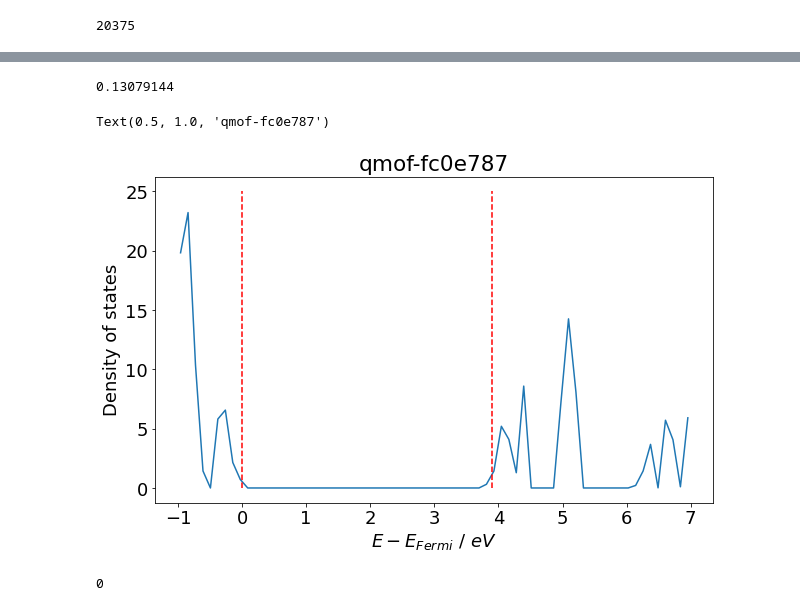
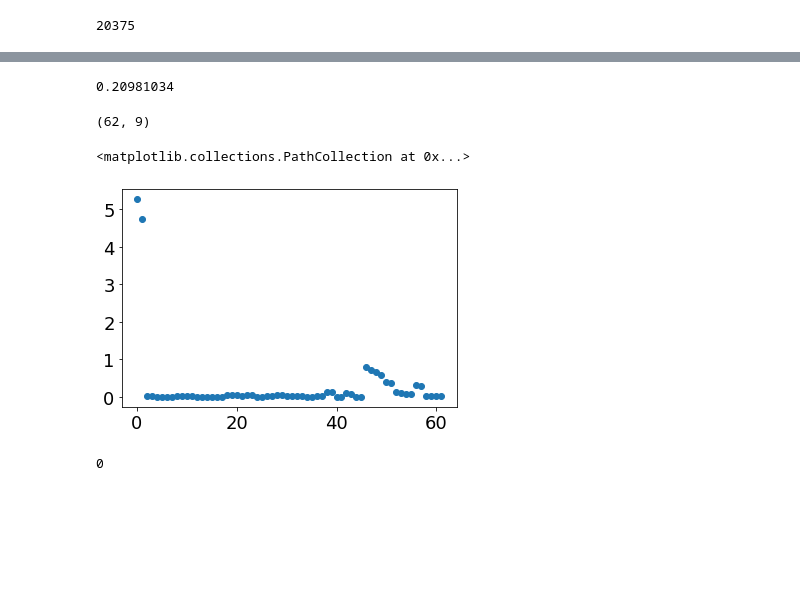
Before and after one commit to XiaoqZhang/qmof_dataparser, a Jupyter notebook: dev/20221025_check_peaks_bandgap.ipynb, the cells around one changed output, grey strips where cells are left out. Cells and saved outputs as stored; diff of their text form; code cells hidden in the pictures; blank space fills up the shorter version.

```diff
--- a/dev/20221025_check_peaks_bandgap.ipynb
+++ b/dev/20221025_check_peaks_bandgap.ipynb
@@ -7,7 +7,7 @@ import os
 import matplotlib.pyplot as plt
 plt.rcParams["font.size"] = 18
 # %%
-s = "UNISEQ01_FSR"
+s = "BAGPOP01_FSR"
 # %%
 with open("../qmof.json") as file:
     qmof_data = json.load(file)
@@ -45,3 +47,6 @@ with open(dos_path) as file:
     e_min, e_max, nedos, efermi = e_info[0], e_info[1], int(e_info[2]), e_info[3]
 
     dos_data = np.array([[float(x) for x in l.split()] for l in lines[6:6+nedos]])
+
+    atom_line_idx = np.array([7+ion_idx+(ion_idx+1)*nedos for ion_idx in range(nions)])
+    atom_dos_data = np.array([[[float(x) for x in l.split()] for l in lines[idx:idx+nedos]] for idx in atom_line_idx])
@@ -47,0 +57,2 @@ with open(dos_path) as file:
+# %%
+atom_dos_sum = np.sum(atom_dos_data, axis=2)-atom_dos_data[:,:,0]
@@ -48,21 +63,20 @@ with open(dos_path) as file:
 # %%
 efermi
 # %% [output]
-0.13079144
+0.20981034
 # %%
 energies = dos_data[:,0]
-# %%
-fig, ax = plt.subplots()
-fig.set_size_inches(10, 6)
-ax.plot(energies[(energies>efermi-1) & (energies<efermi+7)]-efermi, dos_data[:, 1][(energies>efermi-1) & (energies<efermi+7)])
-ax.plot([0,0], [0,25], 'r--')
-ax.plot([bandgap, bandgap], [0,25], 'r--')
-ax.set_xlabel("$E-E_{Fermi}\ /\ eV$")
-ax.set_ylabel("Density of states")
-ax.set_title("%s" %qmof_id)
-# %% [output]
-Text(0.5, 1.0, 'qmof-fc0e787')
-[figure, removed]
+# %%
+useful_data = np.array([atom_dos_sum[id, :][(energies>efermi) & (energies<efermi+bandgap)] for id in range(atom_dos_sum.shape[0])])
+# %%
+useful_data.shape
+# %% [output]
+(62, 9)
+# %%
+plt.scatter(np.arange(useful_data.shape[0]), np.sum(useful_data, axis=1))
+# %% [output]
+<matplotlib.collections.PathCollection at 0x...>
+[figure, added]
 # %%
 bandgap_data = dos_data[(dos_data[:,0] > efermi) & (dos_data[:,0]<efermi+bandgap)][:-1]
 #bandgap_data = bandgap_data[:-1]
```
Also changed, not shown: parts of 14 cells of this notebook, 1 other file.
